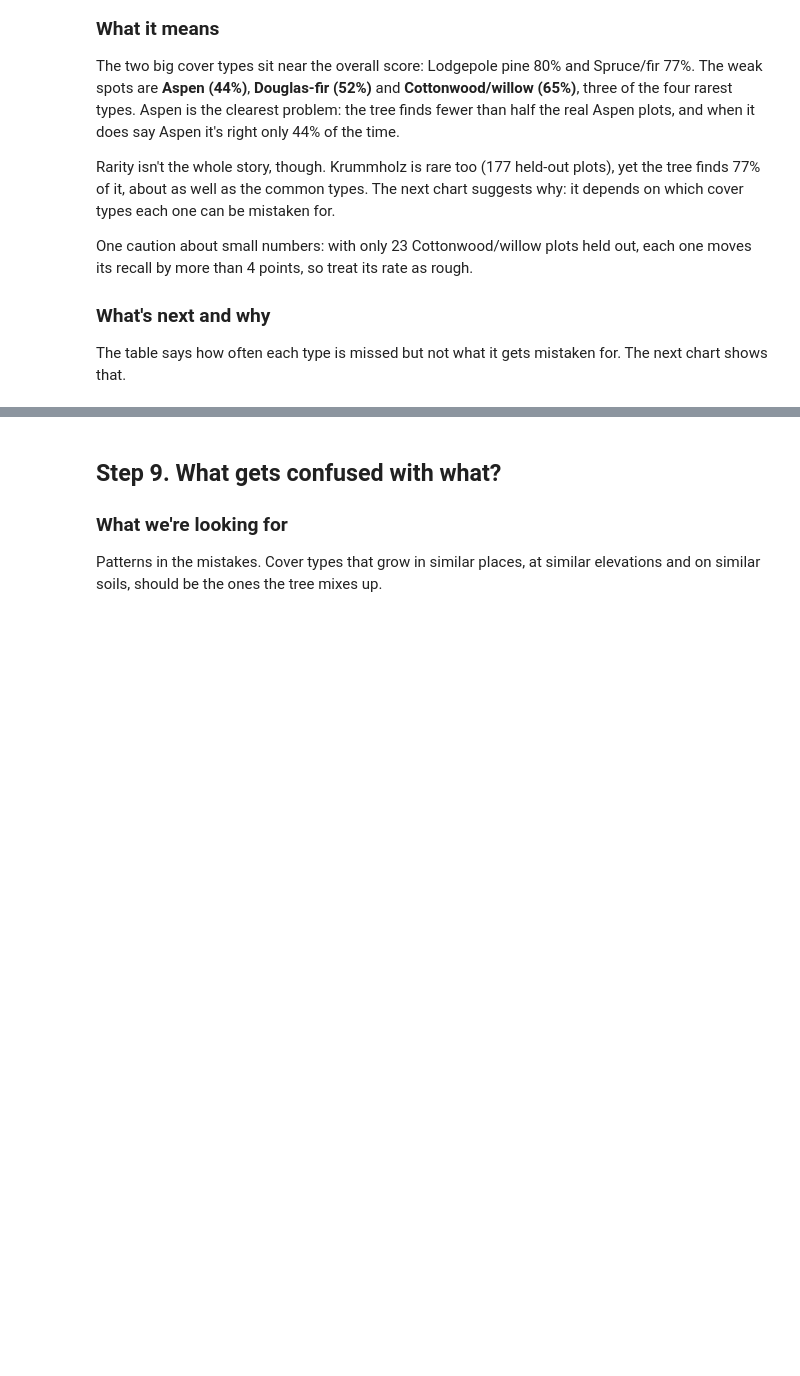
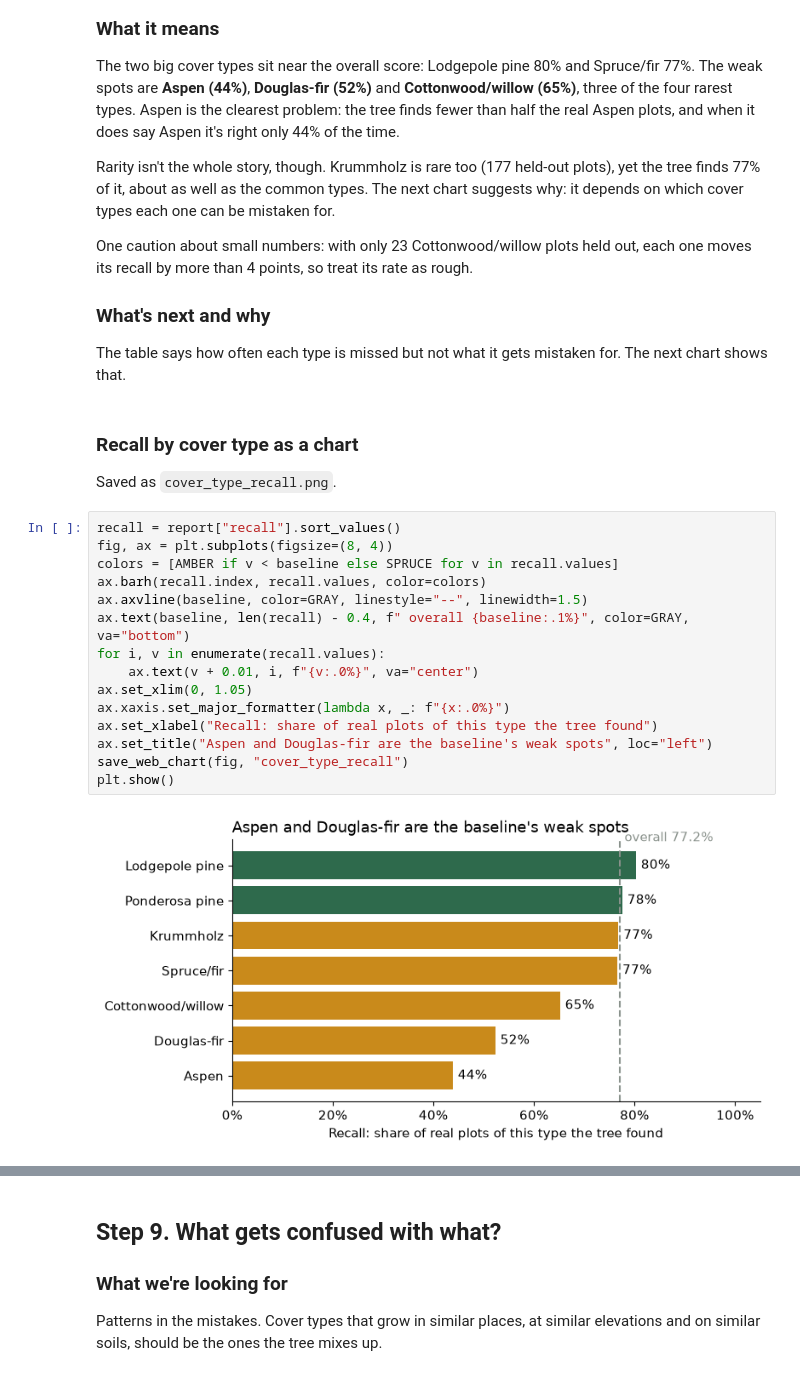
Before and after one commit to schirko/model-loop-lab, a Jupyter notebook: notebooks/01_data_and_baseline.ipynb, the cells around one changed output, grey strips where cells are left out. Drawn from its saved outputs; the diff is of its cells as text; blank space fills up the shorter version.

```diff
--- a/notebooks/01_data_and_baseline.ipynb
+++ b/notebooks/01_data_and_baseline.ipynb
@@ -289,3 +334,23 @@ One caution about small numbers: with only 23 Cottonwood/willow plots held out,
 
 ### What's next and why
 The table says how often each type is missed but not what it gets mistaken for. The next chart shows that.
+# %% [markdown]
+### Recall by cover type as a chart
+Saved as `cover_type_recall.png`.
+# %%
+recall = report["recall"].sort_values()
+fig, ax = plt.subplots(figsize=(8, 4))
+colors = [AMBER if v < baseline else SPRUCE for v in recall.values]
+ax.barh(recall.index, recall.values, color=colors)
+ax.axvline(baseline, color=GRAY, linestyle="--", linewidth=1.5)
+ax.text(baseline, len(recall) - 0.4, f" overall {baseline:.1%}", color=GRAY, va="bottom")
+for i, v in enumerate(recall.values):
+    ax.text(v + 0.01, i, f"{v:.0%}", va="center")
+ax.set_xlim(0, 1.05)
+ax.xaxis.set_major_formatter(lambda x, _: f"{x:.0%}")
+ax.set_xlabel("Recall: share of real plots of this type the tree found")
+ax.set_title("Aspen and Douglas-fir are the baseline's weak spots", loc="left")
+save_web_chart(fig, "cover_type_recall")
+plt.show()
+# %% [output]
+[figure, added]
```
Also changed, not shown: parts of 15 cells of this notebook, 31 other files.
